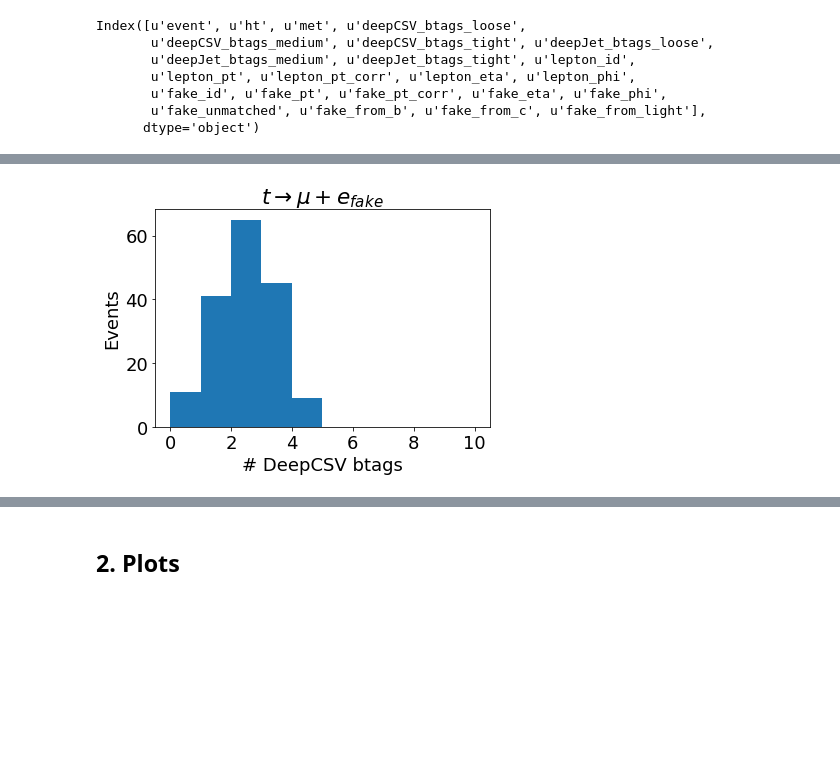
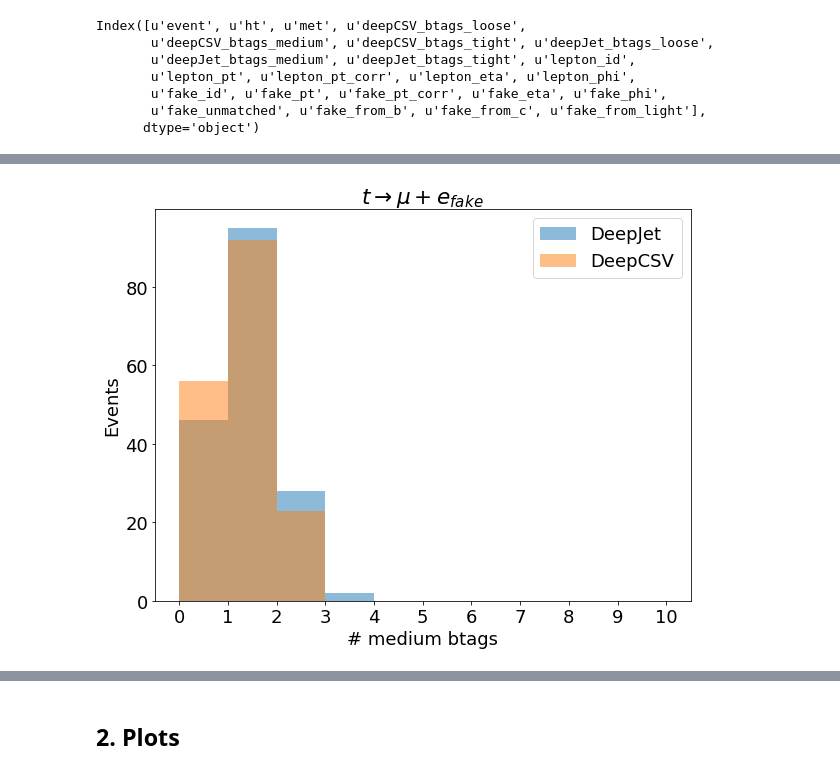
Before and after one commit to jkguiang/NanoTools, a Jupyter notebook: studies/fakes/btags.ipynb, the cells around one changed output, grey strips where cells are left out. Drawn from its saved outputs; the diff is of its cells as text; code cells hidden in the pictures; blank space fills up the shorter version.

```diff
--- a/studies/fakes/btags.ipynb
+++ b/studies/fakes/btags.ipynb
@@ -37,8 +45,16 @@ plt.ylabel("Events");
 # %%
-plt.hist(fake_els_df.deepCSV_btags_loose, bins=[0,1,2,3,4,5,6,7,8,9,10]);
+fig = plt.figure(figsize=(6.4*1.5,4.8*1.5))
+axes = plt.subplot(111)
 
-plt.title(r"$t\rightarrow \mu+e_{fake}$")
-plt.xlabel("# DeepCSV btags");
+plt.hist(fake_els_df.deepJet_btags_medium, bins=[0,1,2,3,4,5,6,7,8,9,10],
+         alpha=0.5, label="DeepJet");
+plt.hist(fake_els_df.deepCSV_btags_medium, bins=[0,1,2,3,4,5,6,7,8,9,10],
+         alpha=0.5, label="DeepCSV");
+
+plt.legend();
+plt.title(r"$t\rightarrow \mu+e_{fake}$");
+plt.xticks([0,1,2,3,4,5,6,7,8,9,10]);
+plt.xlabel("# medium btags");
 plt.ylabel("Events");
 # %% [output]
-[figure, old version]
+[figure, new version]
```
Also changed, not shown: parts of 4 cells of this notebook, 1 other file.
